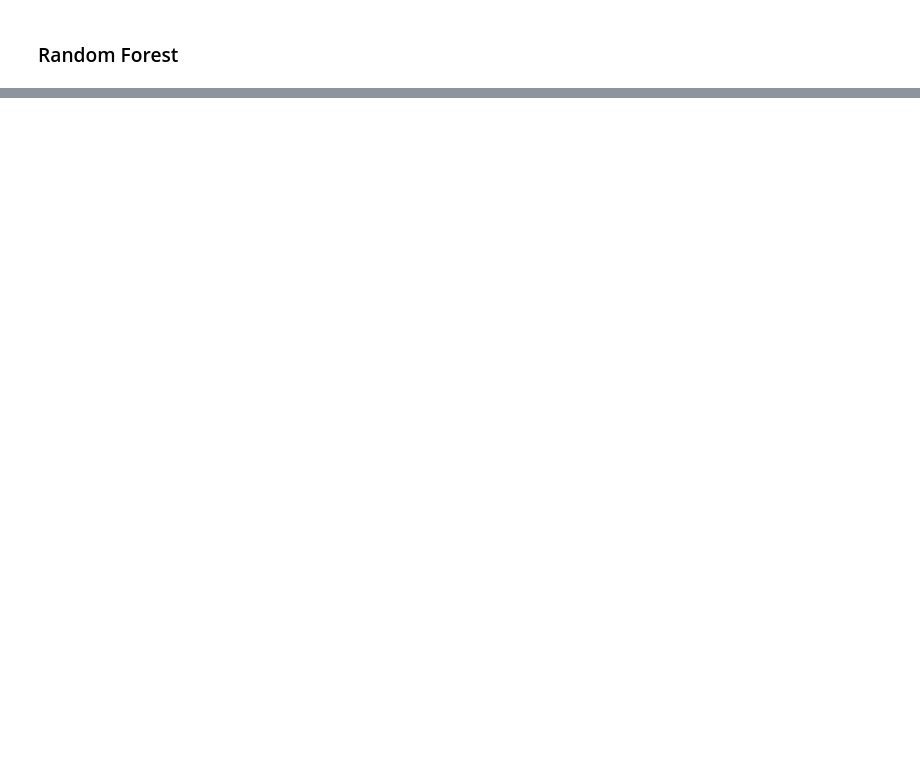
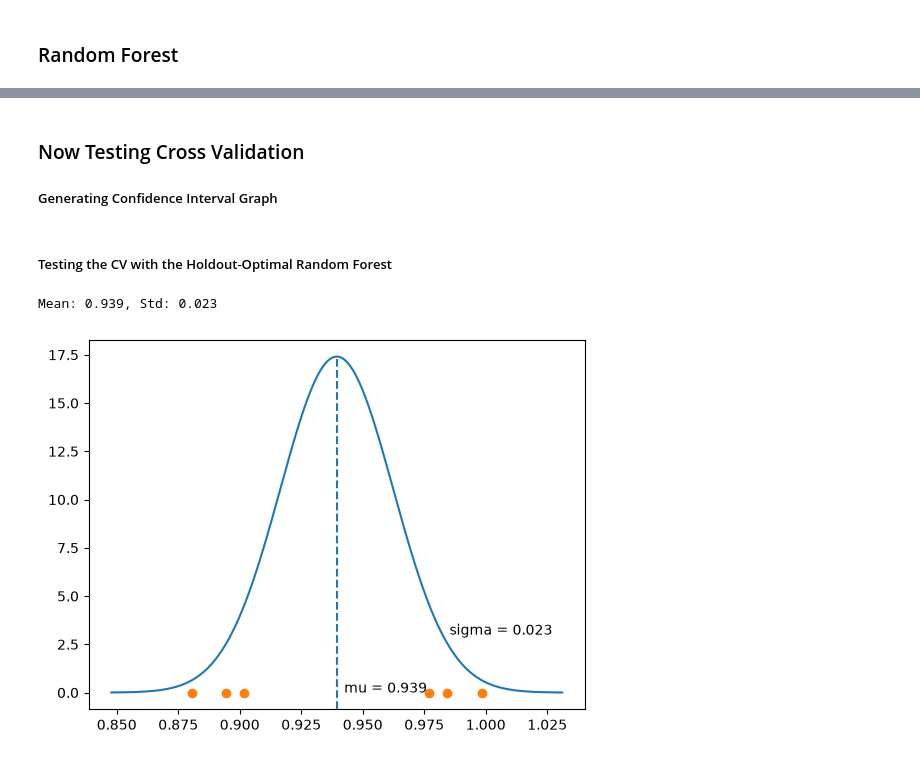
Before and after one commit to AlexMinasyan/Country-Income-Tier-Classifier, a Jupyter notebook: ml.ipynb, the cells around one changed output, grey strips where cells are left out. Saved outputs shown, nothing was run; the diff lists cells and outputs as text; code cells hidden in the pictures; blank space fills up the shorter version.

Commit message:
Small Testing of Cross Validation and the accompanying Confident Intervals.

```diff
--- a/ml.ipynb
+++ b/ml.ipynb
@@ -202 +206,31 @@ Best Valid.: (6, gini, None); score: 0.94
 Final: (gini, 6, None); score: 0.937
+# %% [markdown]
+### Now Testing Cross Validation
+##### Generating Confidence Interval Graph
+# %%
+def gen_CI(mean, std):
+    ax = np.arange(mean - 4 * std, mean + 4 * std, 0.0001)
+    plt.plot(ax, norm.pdf(ax, mean, std))
+    plt.axvline(mean, 0, 0.95, linestyle = 'dashed')
+    # plt.axhline(1, mean - 2 * std, mean - std)
+    plt.text(mean + 0.003, 0, f'mu = {round(mean, 3)}', rotation = 0)
+    plt.text(mean + 2 * std, 3, f'sigma = {round(std, 3)}', rotation = 0)
+
+    x_CIs = []
+    for alpha in [0.9, 0.95, 0.99]:
+        x_CIs.extend(norm.interval(alpha, loc = mean, scale = std))
+    x_CIs = np.array(x_CIs)
+    y_points = np.array([0] * 6)
+    plt.plot(x_CIs, y_points, 'o')
+    plt.show()
+# %% [markdown]
+##### Testing the CV with the Holdout-Optimal Random Forest
+# %%
+clf = RandomForestClassifier(criterion = 'gini', max_depth = 6, max_features = None, random_state = 123)
+scores = cross_val_score(clf, x_overall, y, cv = 30) # For CLT Normality
+print(f'Mean: {round(scores.mean(), 3)}, Std: {round(scores.std(), 3)}')
+
+gen_CI(scores.mean(), scores.std())
+# %% [output]
+Mean: 0.939, Std: 0.023
+[figure, added]
```
Also changed, not shown: parts of 4 cells of this notebook.
